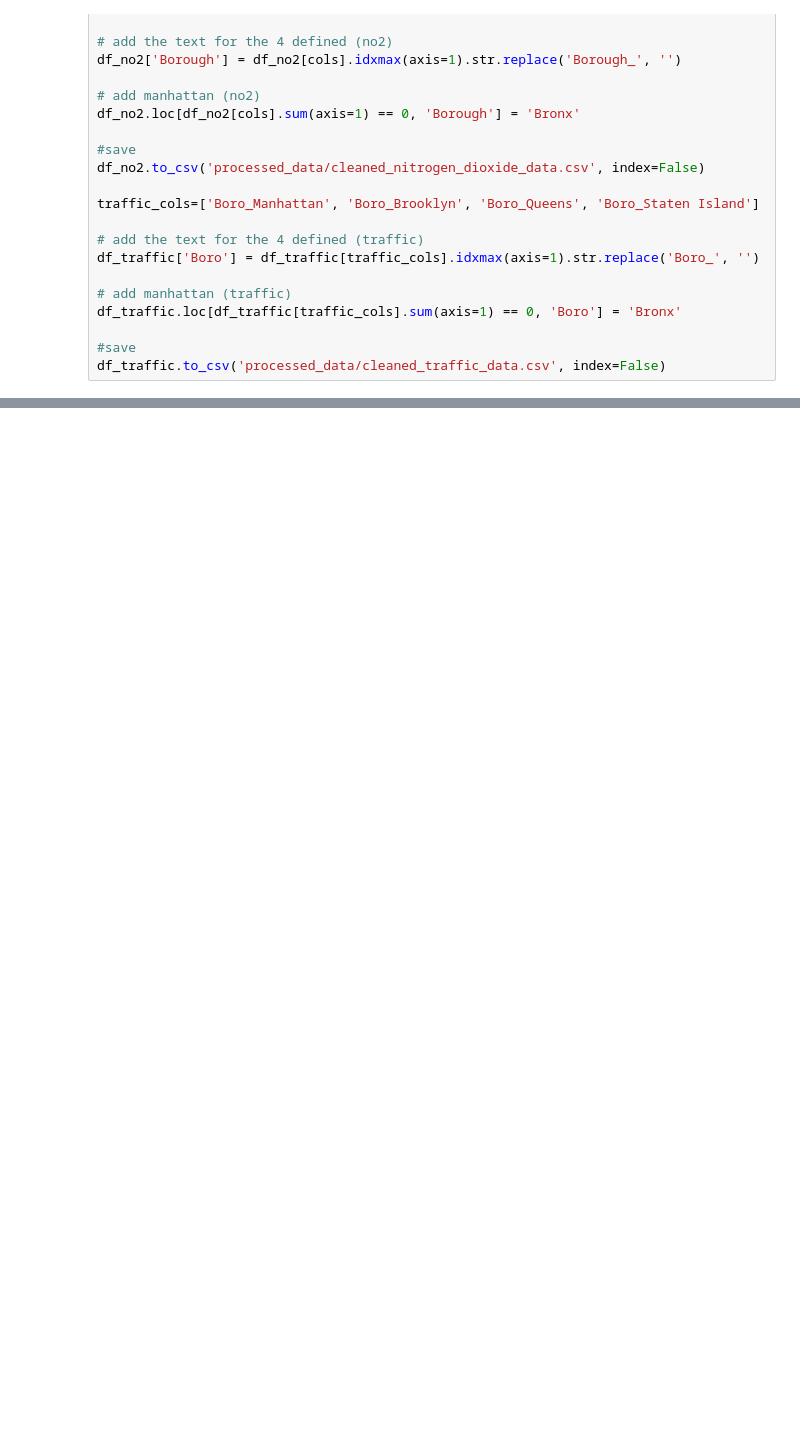
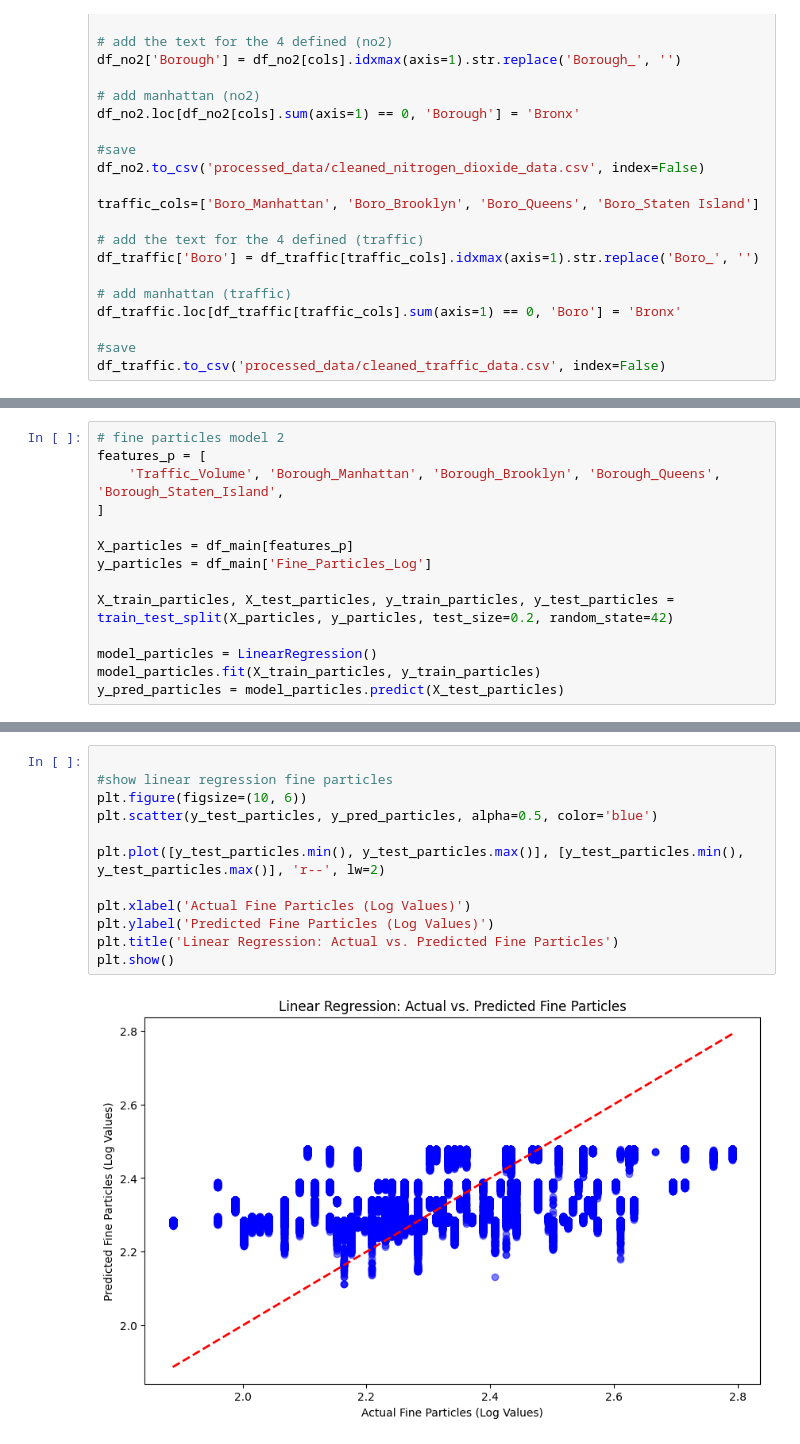
Before and after one commit to PonceEvelin/CS210_FinalProject, a Jupyter notebook: 02_analysis_and_modeling.ipynb, the cells around one changed output, grey strips where cells are left out. Drawn from its saved outputs; the diff is of its cells as text; blank space fills up the shorter version.

```diff
--- a/02_analysis_and_modeling.ipynb
+++ b/02_analysis_and_modeling.ipynb
@@ -190,0 +218,14 @@ NO2 Date Type: int32
+# %%
+# fine particles model 2
+features_p = [
+    'Traffic_Volume', 'Borough_Manhattan', 'Borough_Brooklyn', 'Borough_Queens', 'Borough_Staten_Island',
+]
+
+X_particles = df_main[features_p]
+y_particles = df_main['Fine_Particles_Log']
+
+X_train_particles, X_test_particles, y_train_particles, y_test_particles = train_test_split(X_particles, y_particles, test_size=0.2, random_state=42)
+
+model_particles = LinearRegression()
+model_particles.fit(X_train_particles, y_train_particles)
+y_pred_particles = model_particles.predict(X_test_particles)
@@ -190,0 +247,14 @@ NO2 Date Type: int32
+# %%
+
+#show linear regression fine particles
+plt.figure(figsize=(10, 6))
+plt.scatter(y_test_particles, y_pred_particles, alpha=0.5, color='blue')
+
+plt.plot([y_test_particles.min(), y_test_particles.max()], [y_test_particles.min(), y_test_particles.max()], 'r--', lw=2)
+
+plt.xlabel('Actual Fine Particles (Log Values)')
+plt.ylabel('Predicted Fine Particles (Log Values)')
+plt.title('Linear Regression: Actual vs. Predicted Fine Particles')
+plt.show()
+# %% [output]
+[figure, added]
```
Also changed, not shown: parts of 8 cells of this notebook.
